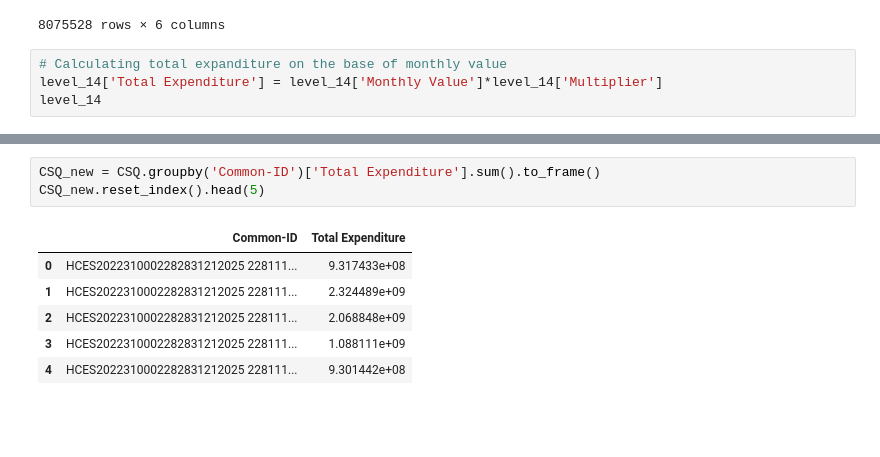
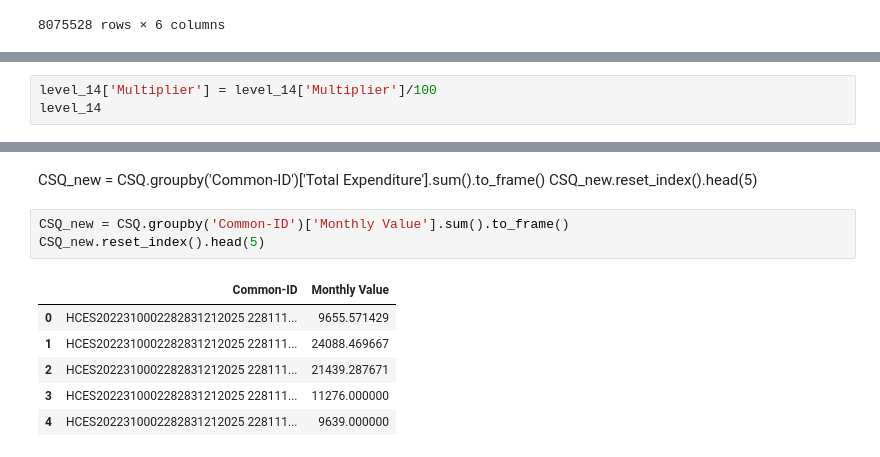
Before and after one commit to yogendrasinghyadav/Hces_data_persentage_trail, a Jupyter notebook: data.ipynb, the cells around one changed output, grey strips where cells are left out. Drawn from its saved outputs; the diff is of its cells as text; blank space fills up the shorter version.

```diff
--- a/data.ipynb
+++ b/data.ipynb
@@ -69,7 +77,3 @@ level_14
 | 8075526 | HCES20223492023737102120110201201... | D | 639 | 5350 | 938.0 | 5350.000000 |
 | 8075527 | HCES20223492023737102120110201201... | D | 649 | 650 | 938.0 | 53.424658 |
 8075528 rows × 6 columns
-# %%
-# Calculating total expanditure on the base of monthly value
-level_14['Total Expenditure'] = level_14['Monthly Value']*level_14['Multiplier']
-level_14
@@ -109,0 +80,3 @@ lvl_1
+# %%
+level_14['Multiplier'] = level_14['Multiplier']/100
+level_14
@@ -140,13 +269,16 @@ CSQ.head(5)
+# %% [markdown]
+CSQ_new = CSQ.groupby('Common-ID')['Total Expenditure'].sum().to_frame()
+CSQ_new.reset_index().head(5)
 # %%
-CSQ_new = CSQ.groupby('Common-ID')['Total Expenditure'].sum().to_frame()
+CSQ_new = CSQ.groupby('Common-ID')['Monthly Value'].sum().to_frame()
 CSQ_new.reset_index().head(5)
 # %% [output]
-|  | Common-ID | Total Expenditure |
-| 0 | HCES2022310002282831212025 228111... | 9.317433e+08 |
-| 1 | HCES2022310002282831212025 228111... | 2.324489e+09 |
-| 2 | HCES2022310002282831212025 228111... | 2.068848e+09 |
-| 3 | HCES2022310002282831212025 228111... | 1.088111e+09 |
-| 4 | HCES2022310002282831212025 228111... | 9.301442e+08 |
+|  | Common-ID | Monthly Value |
+| 0 | HCES2022310002282831212025 228111... | 9655.571429 |
+| 1 | HCES2022310002282831212025 228111... | 24088.469667 |
+| 2 | HCES2022310002282831212025 228111... | 21439.287671 |
+| 3 | HCES2022310002282831212025 228111... | 11276.000000 |
+| 4 | HCES2022310002282831212025 228111... | 9639.000000 |
 # %%
 DGQ = level_14[level_14['Questionnaire No.'].isin(['D'])]
 DGQ.head(5)
```
Also changed, not shown: parts of 72 cells of this notebook.
